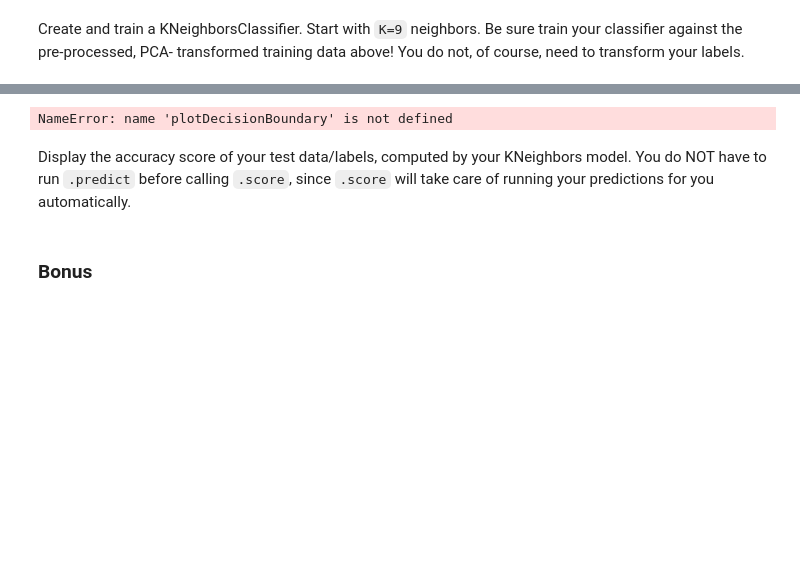
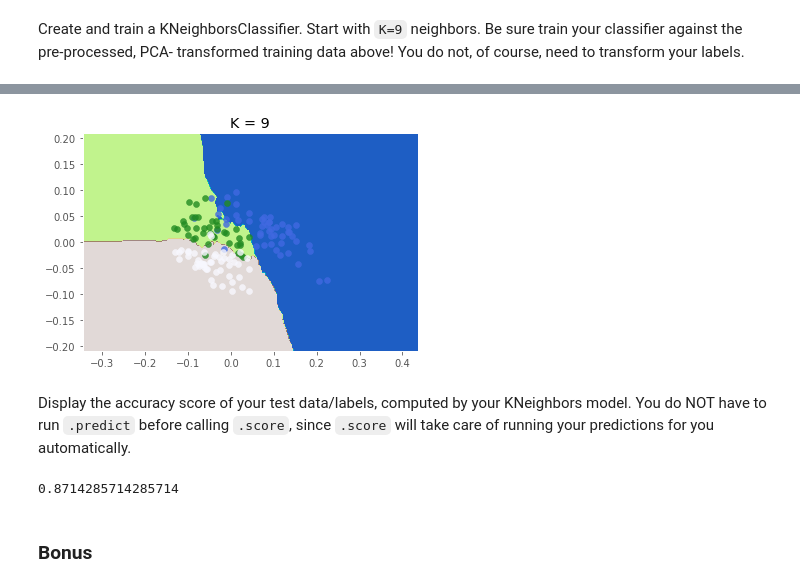
Before and after one commit to sandertan/DAT210x, a Jupyter notebook: Module5/Module5 - Lab5.ipynb, the cells around one changed output, grey strips where cells are left out. Cells and saved outputs as stored; diff of their text form; code cells hidden in the pictures; blank space fills up the shorter version.

```diff
--- a/Module5/Module5 - Lab5.ipynb
+++ b/Module5/Module5 - Lab5.ipynb
@@ -132,8 +277,8 @@ Create and train a KNeighborsClassifier. Start with `K=9` neighbors. Be sure tra
 # %%
 # I hope your KNeighbors classifier model from earlier was named 'knn'
 # If not, adjust the following line:
-plotDecisionBoundary(knn, X_train, y_train)
+plotDecisionBoundary(knn, P_train, y_train)
 # %% [output]
-NameError: name 'plotDecisionBoundary' is not defined
+[figure, added]
 # %% [markdown]
 Display the accuracy score of your test data/labels, computed by your KNeighbors model. You do NOT have to run `.predict` before calling `.score`, since `.score` will take care of running your predictions for you automatically.
@@ -141,0 +285,4 @@ Display the accuracy score of your test data/labels, computed by your KNeighbors
+# %%
+knn.score(P_test, y_test)
+# %% [output]
+0.8714285714285714
```
Also changed, not shown: parts of 22 cells of this notebook, 1 other file.
